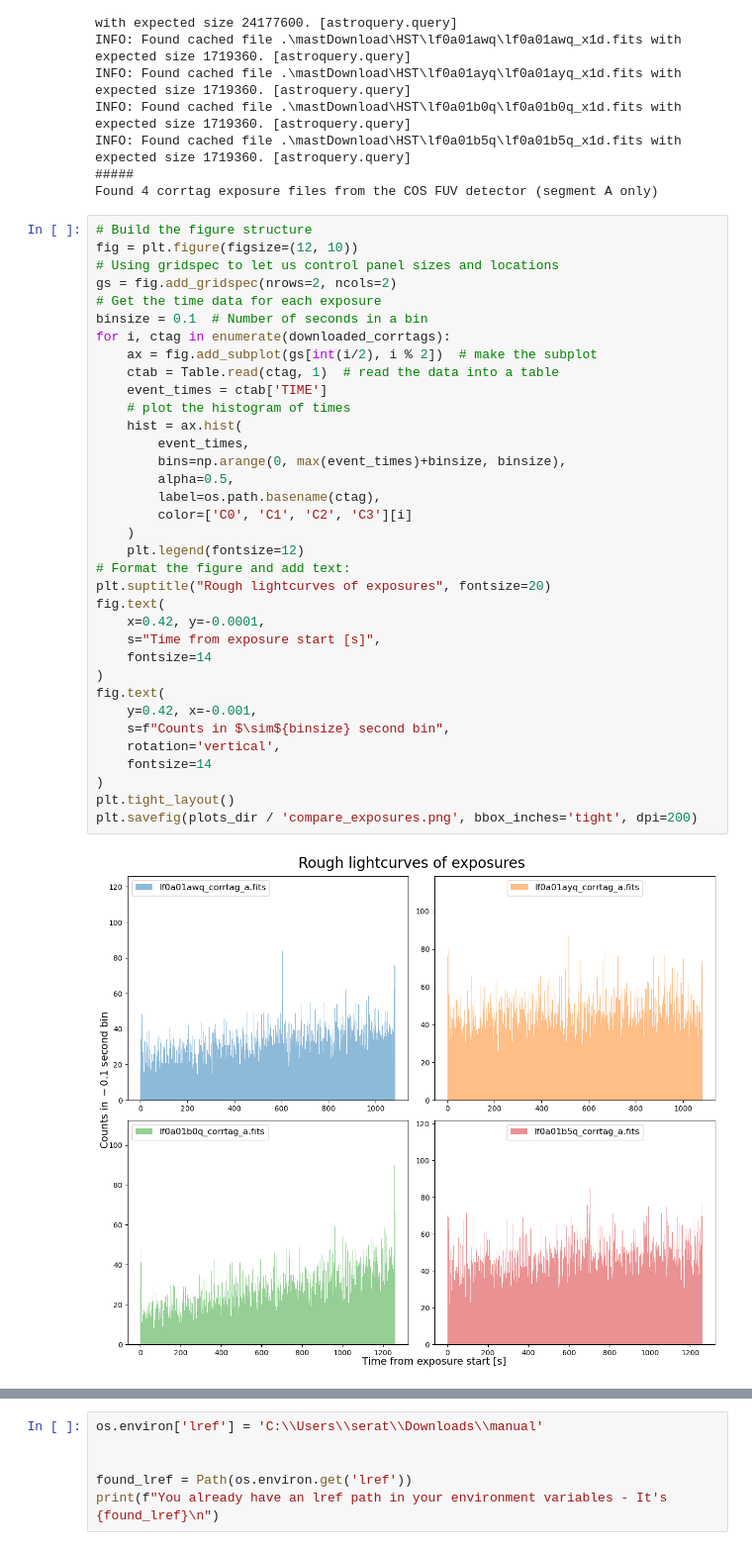
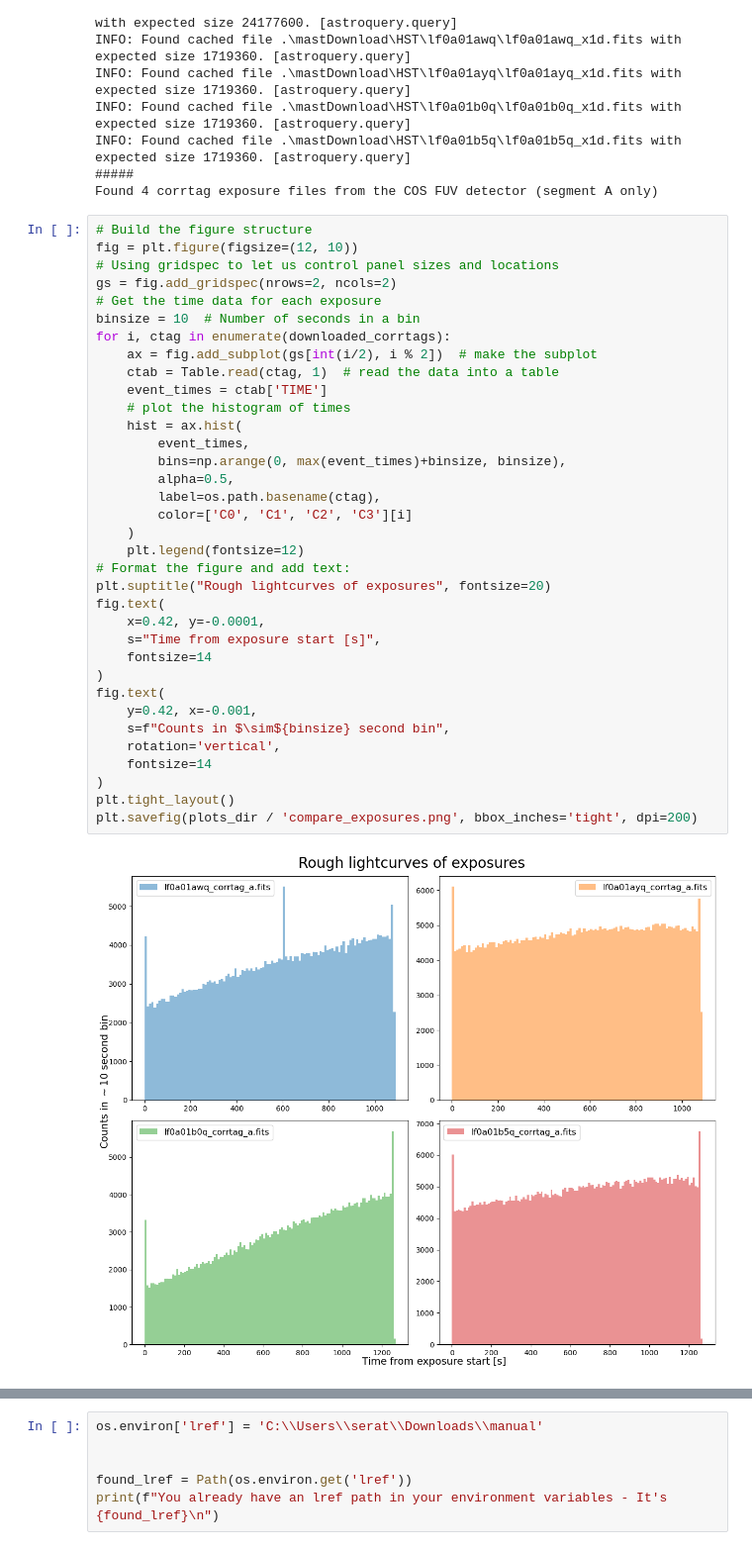
Before and after one commit to seratsaad/ticktock, a Jupyter notebook: time_tag.ipynb, the cells around one changed output, grey strips where cells are left out. Shown at 99% size. Saved outputs shown, nothing was run; the diff lists cells and outputs as text.

```diff
--- a/time_tag.ipynb
+++ b/time_tag.ipynb
@@ -63,37 +63,37 @@ fig = plt.figure(figsize=(12, 10))
 # Using gridspec to let us control panel sizes and locations
 gs = fig.add_gridspec(nrows=2, ncols=2)
 # Get the time data for each exposure
-binsize = 0.1  # Number of seconds in a bin
+binsize = 10  # Number of seconds in a bin
 for i, ctag in enumerate(downloaded_corrtags):
     ax = fig.add_subplot(gs[int(i/2), i % 2])  # make the subplot
     ctab = Table.read(ctag, 1)  # read the data into a table
     event_times = ctab['TIME']
     # plot the histogram of times
     hist = ax.hist(
         event_times,
         bins=np.arange(0, max(event_times)+binsize, binsize),
         alpha=0.5,
         label=os.path.basename(ctag),
         color=['C0', 'C1', 'C2', 'C3'][i]
     )
     plt.legend(fontsize=12)
 # Format the figure and add text:
 plt.suptitle("Rough lightcurves of exposures", fontsize=20)
 fig.text(
     x=0.42, y=-0.0001,
     s="Time from exposure start [s]",
     fontsize=14
 )
 fig.text(
     y=0.42, x=-0.001,
     s=f"Counts in $\sim${binsize} second bin",
     rotation='vertical',
     fontsize=14
 )
 plt.tight_layout()
 plt.savefig(plots_dir / 'compare_exposures.png', bbox_inches='tight', dpi=200)
 # %% [output]
-[figure, old version]
+[figure, new version]
 # %%
 # Find the path to the right exposure
 target_exp = [exp for exp in downloaded_corrtags if "b0q" in exp][0]
```
Also changed, not shown: parts of 5 cells of this notebook.
